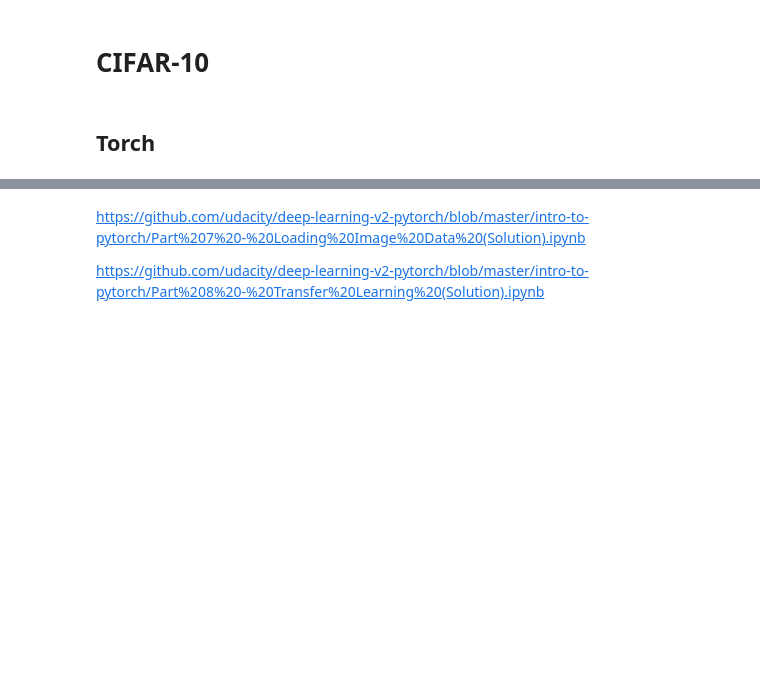
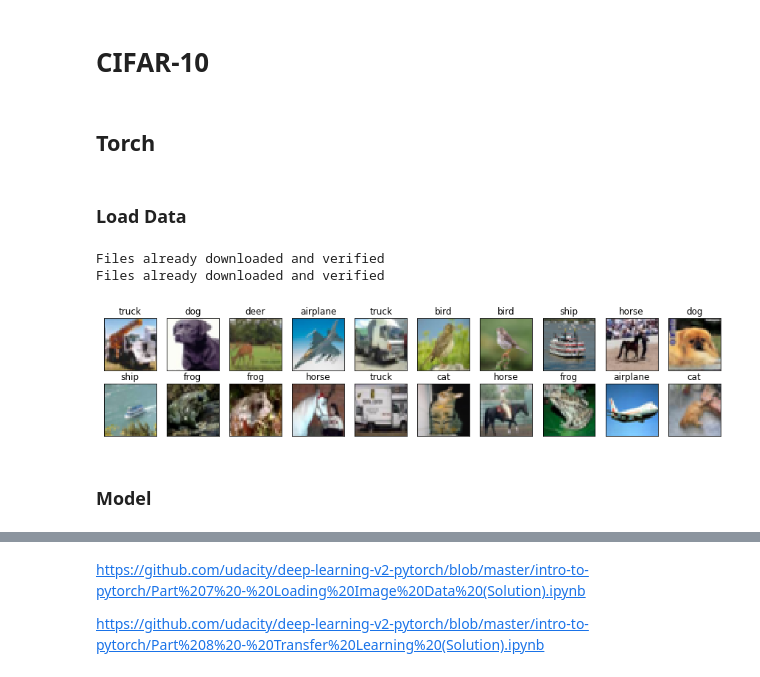
Before and after one commit to hoihui/nlp, a Jupyter notebook: CNN.ipynb, the cells around one changed output, grey strips where cells are left out. Saved outputs shown, nothing was run; the diff lists cells and outputs as text; code cells hidden in the pictures; blank space fills up the shorter version.

```diff
--- a/CNN.ipynb
+++ b/CNN.ipynb
@@ -363,3 +343,55 @@ Test accuracy: 0.9913
 # %%
 import torch
 import numpy as np
+epochs = 50
+batch_size = 20
+valid_size = 0.2
+imgsize = 32
+# %% [markdown]
+### Load Data
+# %%
+from torchvision import datasets, transforms
+from torch.utils.data.sampler import SubsetRandomSampler
+
+transform = transforms.Compose([
+#     transforms.RandomHorizontalFlip(), # randomly flip and rotate
+#     transforms.RandomRotation(10),
+    transforms.ToTensor(),
+    transforms.Normalize((0.5, 0.5, 0.5), (0.5, 0.5, 0.5))
+    ])
+
+train_data = datasets.CIFAR10('~/.pytorch/CIFAR-10_data/', train=True, download=True, transform=transform)
+test_data = datasets.CIFAR10('~/.pytorch/CIFAR-10_data/', train=False, download=True, transform=transform)
+
+# train & val indices
+num_train = len(train_data)
+indices = list(range(num_train))
+np.random.shuffle(indices)
+split = int(np.floor(valid_size * num_train))
+train_idx, valid_idx = indices[split:], indices[:split]
+
+train_sampler = SubsetRandomSampler(train_idx)
+valid_sampler = SubsetRandomSampler(valid_idx)
+train_loader = torch.utils.data.DataLoader(train_data, batch_size=batch_size, sampler=train_sampler)
+valid_loader = torch.utils.data.DataLoader(train_data, batch_size=batch_size, sampler=valid_sampler)
+test_loader = torch.utils.data.DataLoader(test_data, batch_size=batch_size)
+
+# class names
+classes = ['airplane', 'automobile', 'bird', 'cat', 'deer', 'dog', 'frog', 'horse', 'ship', 'truck']
+# %% [output]
+Files already downloaded and verified
+Files already downloaded and verified
+# %%
+# just visualize
+images, labels = next(iter(train_loader))
+images = images.numpy()
+
+fig = plt.figure(figsize=(15, 3))
+for idx in np.arange(20):
+    ax = fig.add_subplot(2, 20/2, idx+1, xticks=[], yticks=[])
+    plt.imshow(np.transpose(images[idx]/2+.5,(1,2,0)))
+    ax.set_title(classes[labels[idx]])
+# %% [output]
+[figure, added]
+# %% [markdown]
+### Model
```
Also changed, not shown: parts of 36 cells of this notebook, 3 other files.
